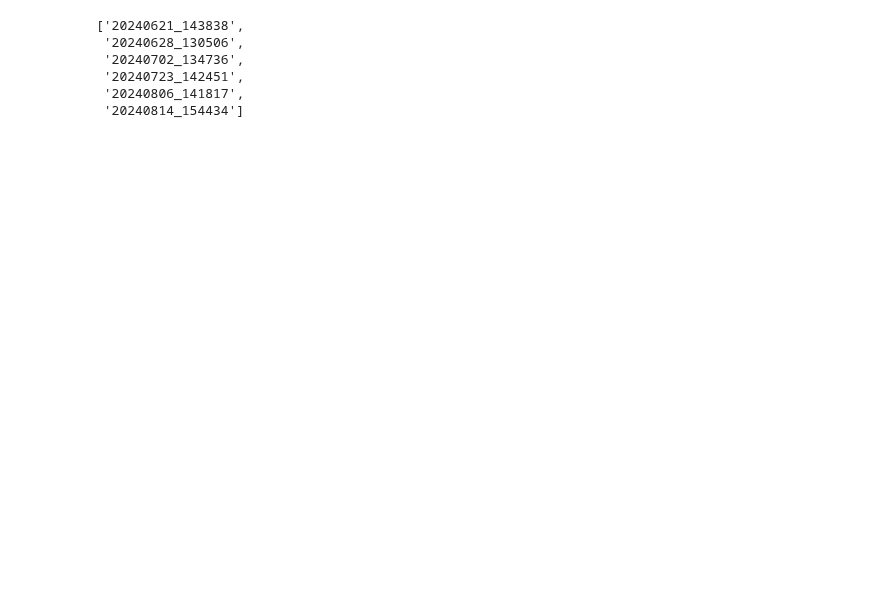
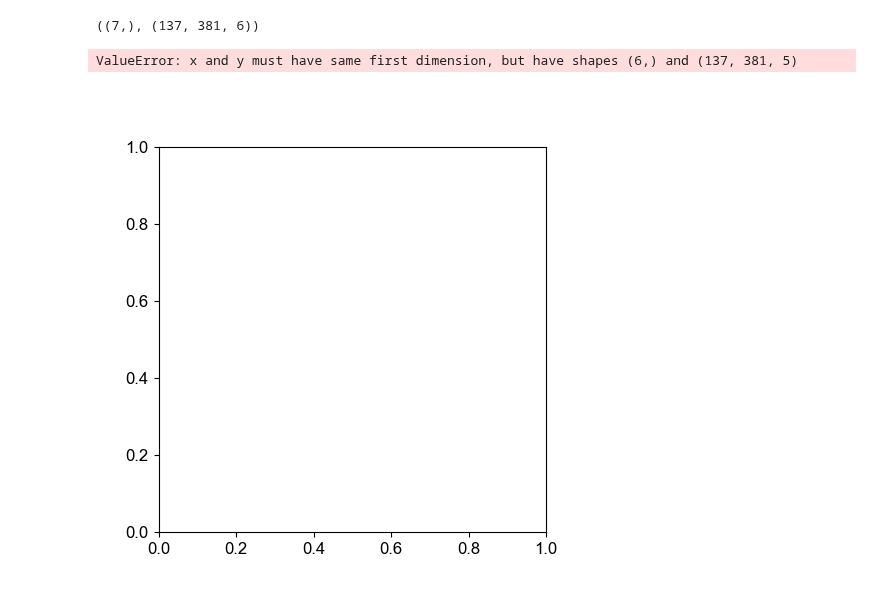
Before and after one commit to rojasgabriel/ephys, a Jupyter notebook: notebooks/plot_VISp_responses.ipynb, the cells around one changed output. Cells and saved outputs as stored; diff of their text form; code cells hidden in the pictures; blank space fills up the shorter version.

Commit message:
WIP: plot adaptation responses with PSTHs

```diff
--- a/notebooks/plot_VISp_responses.ipynb
+++ b/notebooks/plot_VISp_responses.ipynb
@@ -20,16 +0,0 @@ plt.rcParams['font.size'] = 12
-# %%
-sessions_to_analyze = {"GRB006":["20240621_143838",
-                                 "20240628_130506",
-                                 "20240702_134736",
-                                 "20240723_142451",
-                                 "20240806_141817",
-                                 "20240814_154434"]}
-
-sessions_to_analyze["GRB006"]
-# %% [output]
-['20240621_143838',
- '20240628_130506',
- '20240702_134736',
- '20240723_142451',
- '20240806_141817',
- '20240814_154434']
@@ -35,0 +44,34 @@ sessions_to_analyze["GRB006"]
+# %%
+first_stim = np.array([stims[0] for _, stims in trial_ts.stim_ts.items() if len(stims) > 0])
+second_stim = np.array([stims[1] for _, stims in trial_ts.stim_ts.items()if len(stims) > 1])
+third_stim = np.array([stims[2] for _, stims in trial_ts.stim_ts.items() if len(stims) > 2])
+fourth_stim = np.array([stims[3] for _, stims in trial_ts.stim_ts.items() if len(stims) > 3])
+fifth_stim = np.array([stims[4] for _, stims in trial_ts.stim_ts.items() if len(stims) > 4])
+# %%
+pre_seconds = 0.05
+post_seconds = 0.15
+binwidth_ms = 25
+
+t_decay = 0.025
+t_rise = 0.001
+decay = t_decay / (binwidth_ms/1000)
+kern = alpha_function(int(decay * 15), t_rise=t_rise, t_decay=decay, srate=1./(binwidth_ms/1000))
+
+first_peth, first_timebins, event_index = population_peth(all_spike_times=spike_times_per_unit,
+                                                alignment_times=first_stim,
+                                                pre_seconds=pre_seconds,
+                                                post_seconds=post_seconds,
+                                                binwidth_ms=binwidth_ms,
+                                                kernel=kern,
+                                                pad=0)
+# %%
+first_timebins.shape, first_peth.shape
+# %% [output]
+((7,), (137, 381, 6))
+# %%
+fig, ax = plt.subplots(1, figsize=(5,5))
+mean, sem = compute_mean_sem(first_peth)
+ax.plot(first_timebins, mean)
+# %% [output]
+ValueError: x and y must have same first dimension, but have shapes (6,) and (137, 381, 5)
+[figure, added]
```
Also changed, not shown: parts of 3 cells of this notebook.
